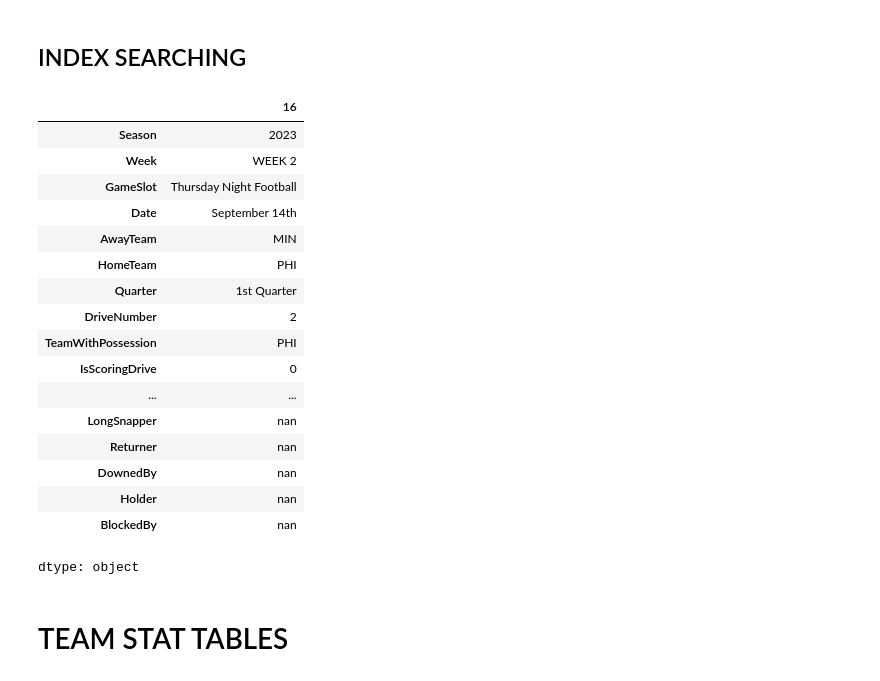
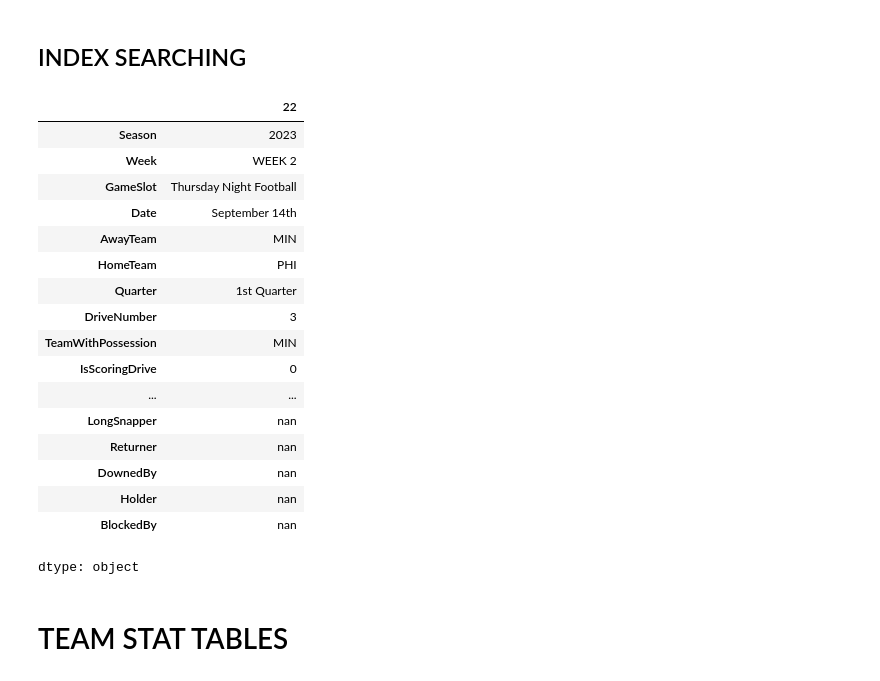
Before and after one commit to KeoniM/NFL_Data_Cleaning, a Jupyter notebook: NFL_Plays_Week2_2023_v3.ipynb, the cells around one changed output. Cells and saved outputs as stored; diff of their text form; code cells hidden in the pictures.

```diff
--- a/NFL_Plays_Week2_2023_v3.ipynb
+++ b/NFL_Plays_Week2_2023_v3.ipynb
@@ -367,7 +367,8 @@ interception_name_pattern = rf"INTERCEPTED by ({name_pattern})(?:[ \t]*(?:\({nam
 #################
 
 # Punting play (Who was the punter, How many yards the ball went, Who was the Longsnapper)
-punting_pattern = f"({name_pattern}) punts (-?[0-9]+) yards? to(?: ((?:[A-Z]+ )?-?[0-9]+)| end zone), Center-({name_pattern})"
+# punting_pattern = f"({name_pattern}) punts (-?[0-9]+) yards? to(?: ((?:[A-Z]+ )?-?[0-9]+)| end zone), Center-({name_pattern})"
+punting_pattern = f"({name_pattern}) punts (-?[0-9]+) yards? to(?: ({spotting_pattern})| end zone), Center-({name_pattern})"
 
 # Punt return resulting in fair catch
 punt_fair_catch_pattern = f", fair catch by ({name_pattern})"
@@ -1846,6 +1942,8 @@ def helper_clean_fumble_play(df_plays, play_index):
     if sentence.find('The Replay Official reviewed the interception ruling') != -1:
       continue
     if sentence.find('The ruling on the field stands') != -1:
+      continue
+    if sentence.find('Penalty on') != -1:
       continue
 
     # 1. Aborted fumble (Will probably have to be adjusted once sample size gets bigger)
@@ -3674,12 +3772,15 @@ def clean_punt_plays(df_plays, index_start = None):
   df_punt['PlayOutcome'] = 'Punt'
   punt = re.findall(punting_pattern, punt_play_playdescription)
   if punt:
+    # print(punt)
     punt_catch_spotting = punt[0][2]
     df_punt['PlayType'] = 'Punt'
     df_punt['PlayDescription'] = i
     df_punt['Kicker'] = punt[0][0]
     df_punt['Yardage'] = int(punt[0][1])
-    df_punt['LongSnapper'] = punt[0][3]
+    df_punt['LongSnapper'] = punt[0][5]
+    # changing feature 'FieldPosition' in df_punt_return
+    df_punt_return['FieldPosition'] = punt[0][2]
     # Touchback
     if i.find('Touchback') != -1:
       df_punt['PlayOutcome'] = 'Touchback'
@@ -3710,9 +3811,13 @@ def clean_punt_plays(df_plays, index_start = None):
     if punt_return:
       df_punt_return['PlayDescription'] = punt_return_playdescription
       df_punt_return['PlayOutcome'] = 'Run'
+
       # Change field position to point of catch..? <- is this necessary or redundant? What are the cons?
       # - The reason I was forced to change this is for fumbles during punt returns.
       #   - Is this the best possible option? Is it a smart one?
+      # - If I do this here, I will have to be consistant and do this for all other turnover type plays
+      #   such as kickoffs.
+
       df_punt_return['FieldPosition'] = punt_catch_spotting
       # Change team with possession on punt returns to the team that is returning the ball
       if df_punt['TeamWithPossession'].iloc[0] == df_punt['HomeTeam'].iloc[0]:
@@ -5349,12 +5472,12 @@ Lateral to C.Strange to MIA 30 for 4 yards (J.Holland; A.Van Ginkel).
 # %%
 # df_week2_plays_cleaned.iloc[962]
 
 # Intercepted touchdown (team with possesion is wrong)
-df_week2_plays_cleaned.iloc[16]
+df_week2_plays_cleaned.iloc[22]
 
 # df_week2_plays_cleaned.iloc[2292]
 # %% [output]
-|  | 16 |
+|  | 22 |
 | Season | 2023 |
 | Week | WEEK 2 |
 | GameSlot | Thursday Night Football |
@@ -5362,8 +5485,8 @@ df_week2_plays_cleaned.iloc[16]
 | AwayTeam | MIN |
 | HomeTeam | PHI |
 | Quarter | 1st Quarter |
-| DriveNumber | 2 |
-| TeamWithPossession | PHI |
+| DriveNumber | 3 |
+| TeamWithPossession | MIN |
 | IsScoringDrive | 0 |
 | ... | ... |
 | LongSnapper | nan |
```
Also changed, not shown: parts of 3 cells of this notebook.
